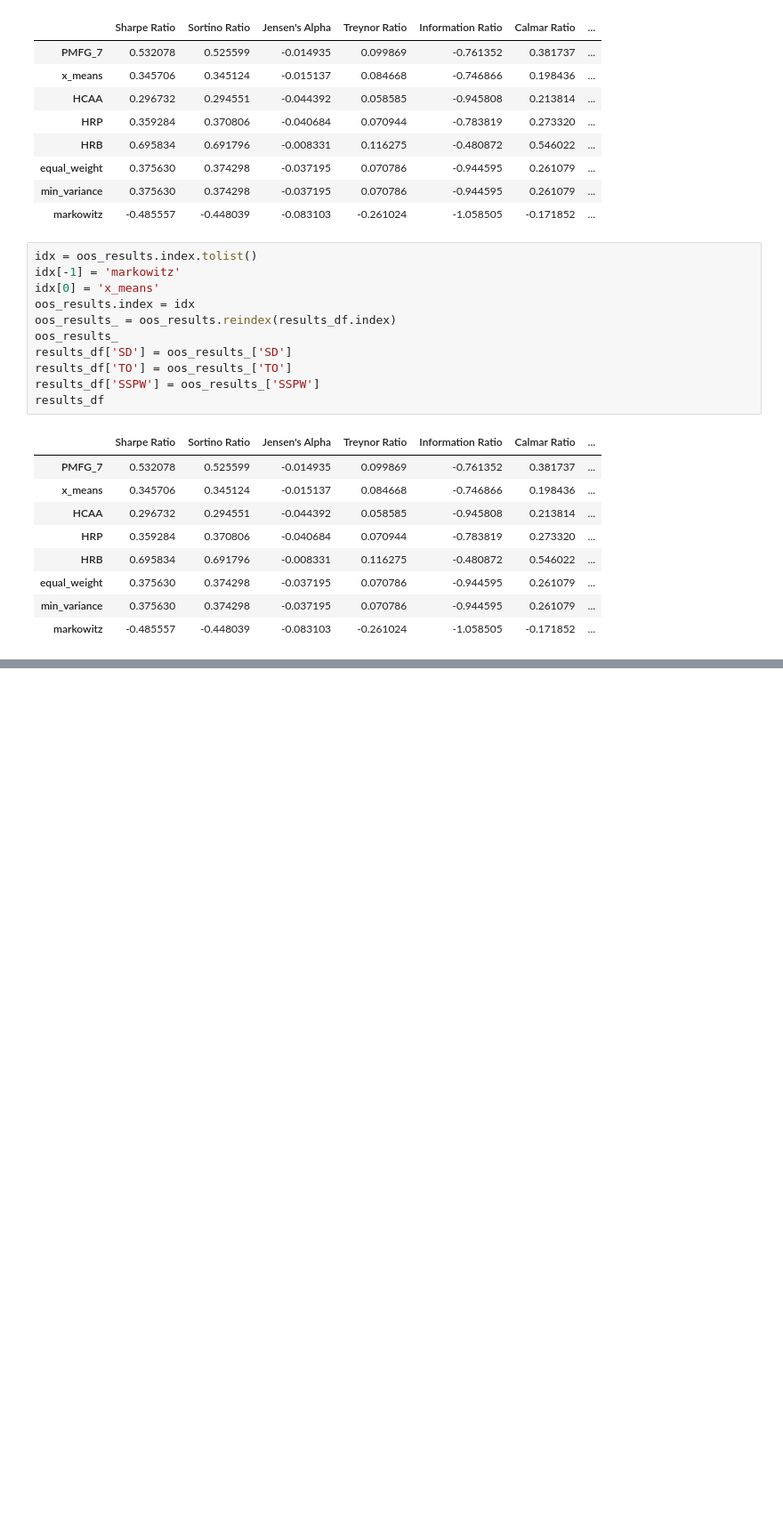
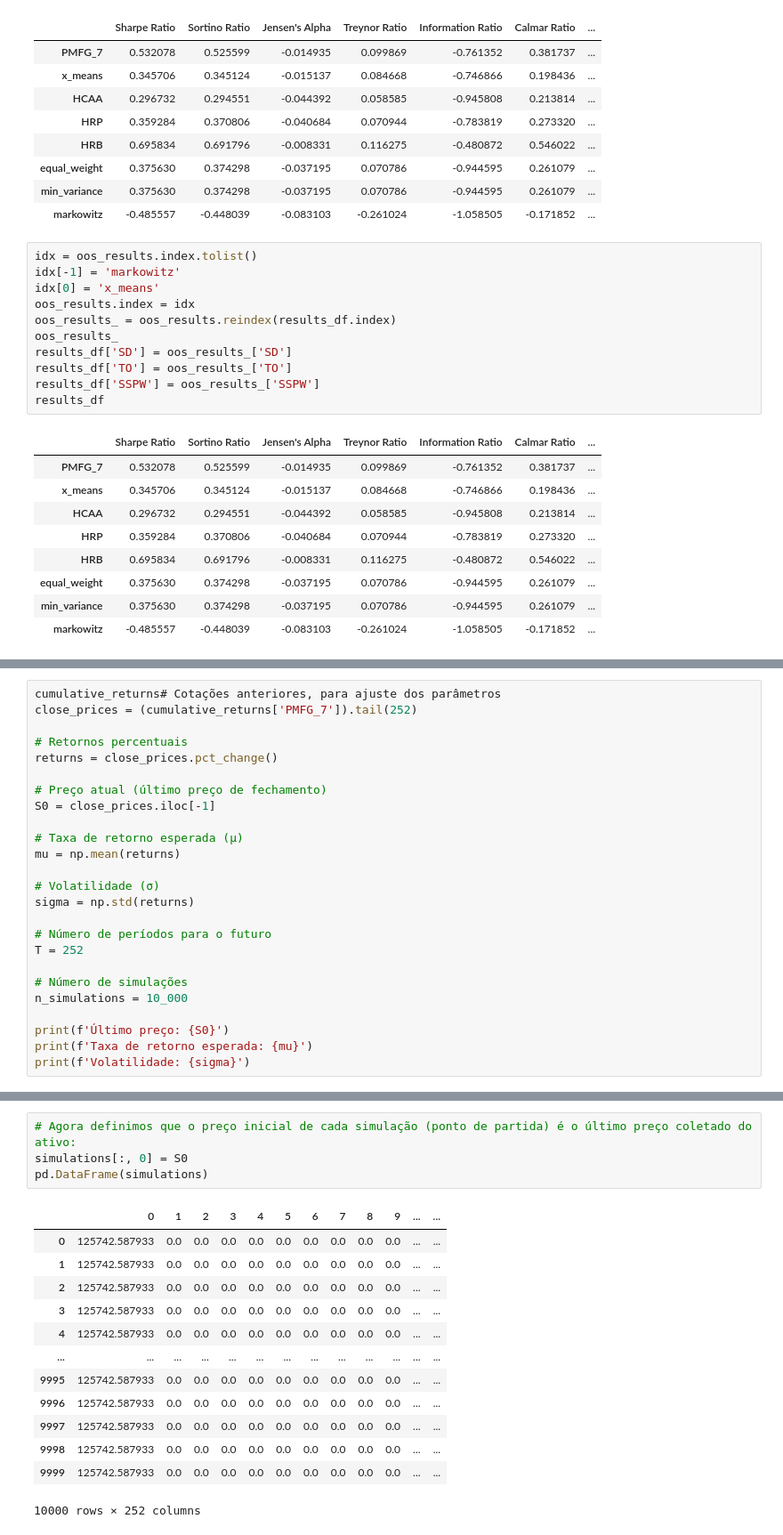
Before and after one commit to richardsousa142/graph_portfolio, a Jupyter notebook: analise_final.ipynb, the cells around one changed output, grey strips where cells are left out. Shown at 89% size. Cells and saved outputs as stored; diff of their text form; blank space fills up the shorter version.

```diff
--- a/analise_final.ipynb
+++ b/analise_final.ipynb
@@ -405,0 +409,25 @@ results_df
+# %%
+cumulative_returns# Cotações anteriores, para ajuste dos parâmetros
+close_prices = (cumulative_returns['PMFG_7']).tail(252)
+
+# Retornos percentuais
+returns = close_prices.pct_change()
+
+# Preço atual (último preço de fechamento)
+S0 = close_prices.iloc[-1]
+
+# Taxa de retorno esperada (μ)
+mu = np.mean(returns)
+
+# Volatilidade (σ)
+sigma = np.std(returns)
+
+# Número de períodos para o futuro
+T = 252
+
+# Número de simulações
+n_simulations = 10_000
+
+print(f'Último preço: {S0}')
+print(f'Taxa de retorno esperada: {mu}')
+print(f'Volatilidade: {sigma}')
@@ -405,0 +450,18 @@ results_df
+# %%
+# Agora definimos que o preço inicial de cada simulação (ponto de partida) é o último preço coletado do ativo:
+simulations[:, 0] = S0
+pd.DataFrame(simulations)
+# %% [output]
+|  | 0 | 1 | 2 | 3 | 4 | 5 | 6 | 7 | 8 | 9 | ... | ... |
+| 0 | 125742.587933 | 0.0 | 0.0 | 0.0 | 0.0 | 0.0 | 0.0 | 0.0 | 0.0 | 0.0 | ... | ... |
+| 1 | 125742.587933 | 0.0 | 0.0 | 0.0 | 0.0 | 0.0 | 0.0 | 0.0 | 0.0 | 0.0 | ... | ... |
+| 2 | 125742.587933 | 0.0 | 0.0 | 0.0 | 0.0 | 0.0 | 0.0 | 0.0 | 0.0 | 0.0 | ... | ... |
+| 3 | 125742.587933 | 0.0 | 0.0 | 0.0 | 0.0 | 0.0 | 0.0 | 0.0 | 0.0 | 0.0 | ... | ... |
+| 4 | 125742.587933 | 0.0 | 0.0 | 0.0 | 0.0 | 0.0 | 0.0 | 0.0 | 0.0 | 0.0 | ... | ... |
+| ... | ... | ... | ... | ... | ... | ... | ... | ... | ... | ... | ... | ... |
+| 9995 | 125742.587933 | 0.0 | 0.0 | 0.0 | 0.0 | 0.0 | 0.0 | 0.0 | 0.0 | 0.0 | ... | ... |
+| 9996 | 125742.587933 | 0.0 | 0.0 | 0.0 | 0.0 | 0.0 | 0.0 | 0.0 | 0.0 | 0.0 | ... | ... |
+| 9997 | 125742.587933 | 0.0 | 0.0 | 0.0 | 0.0 | 0.0 | 0.0 | 0.0 | 0.0 | 0.0 | ... | ... |
+| 9998 | 125742.587933 | 0.0 | 0.0 | 0.0 | 0.0 | 0.0 | 0.0 | 0.0 | 0.0 | 0.0 | ... | ... |
+| 9999 | 125742.587933 | 0.0 | 0.0 | 0.0 | 0.0 | 0.0 | 0.0 | 0.0 | 0.0 | 0.0 | ... | ... |
+10000 rows × 252 columns
```
Also changed, not shown: parts of 6 cells of this notebook.
